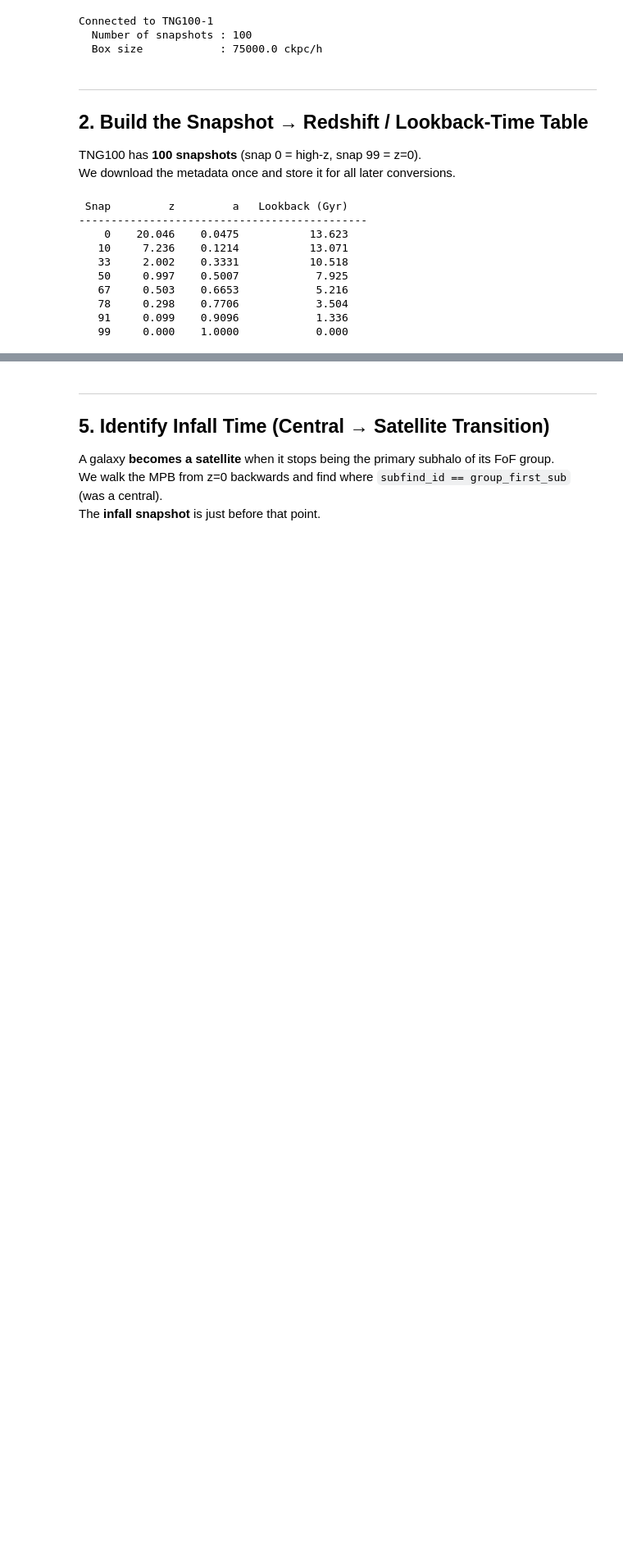
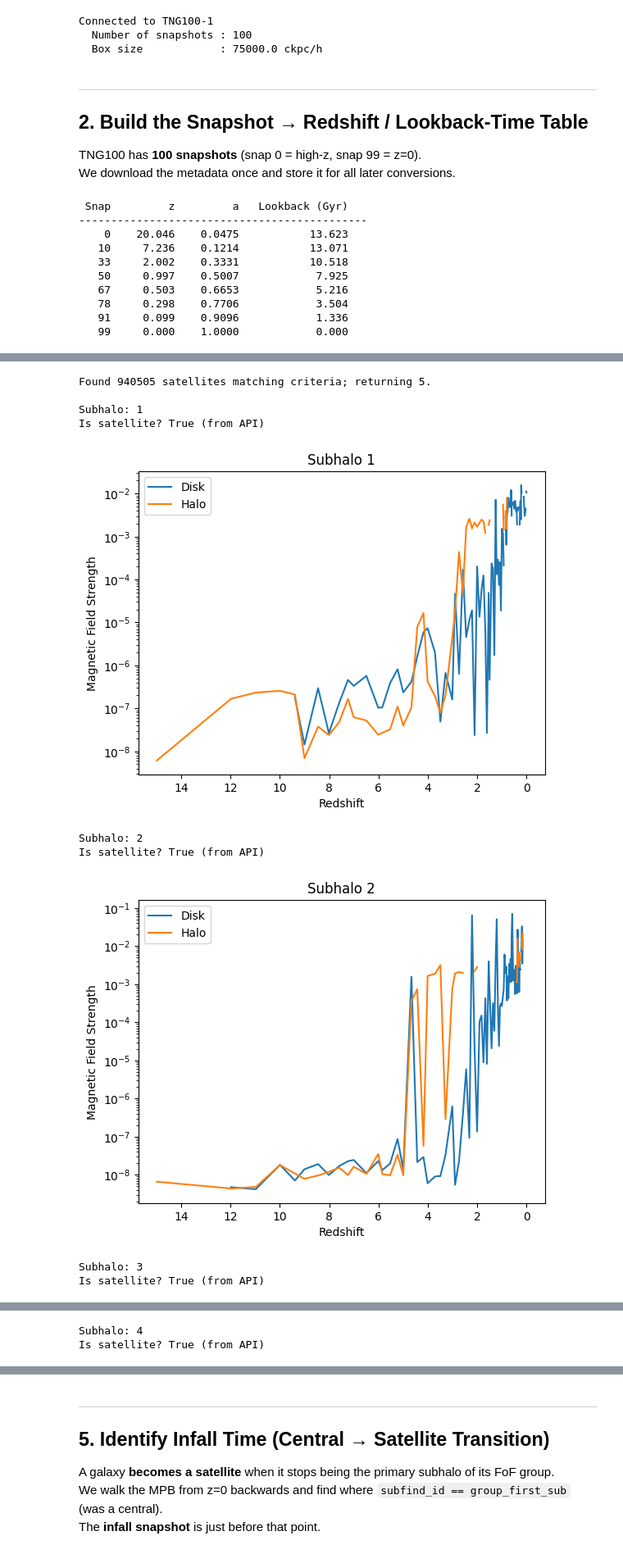
Before and after one commit to Adelphi-TNG100-Project/Numerical_methods_Project, a Jupyter notebook: TNGWorkshop/magnetic_field_analysis2.ipynb, the cells around one changed output, grey strips where cells are left out. Shown at 82% size. Drawn from its saved outputs; the diff is of its cells as text; code cells hidden in the pictures; blank space fills up the shorter version.

```diff
--- a/TNGWorkshop/magnetic_field_analysis2.ipynb
+++ b/TNGWorkshop/magnetic_field_analysis2.ipynb
@@ -212,0 +192,4 @@ KeyError: 'SubhaloMassType'
+# %%
+for sid in satellite_IDs[:3]:
+    print("Plotting:", sid)
+    plot_magnetic_field(sid)
@@ -212,0 +198,21 @@ KeyError: 'SubhaloMassType'
+# %%
+satellites = query_satellites(limit=5)
+
+for g in satellites:
+    sid = g['id']
+
+    print("\nSubhalo:", sid)
+    print("Is satellite? True (from API)")
+
+    plot_magnetic_field(sid)
+# %% [output]
+Found 940505 satellites matching criteria; returning 5.
+
+Subhalo: 1
+Is satellite? True (from API)
+[figure, added]
+Subhalo: 2
+Is satellite? True (from API)
+[figure, added]
+Subhalo: 3
+Is satellite? True (from API)
@@ -212,0 +220,2 @@ KeyError: 'SubhaloMassType'
+Subhalo: 4
+Is satellite? True (from API)
```
Also changed, not shown: parts of 12 cells of this notebook, 2 other files.
